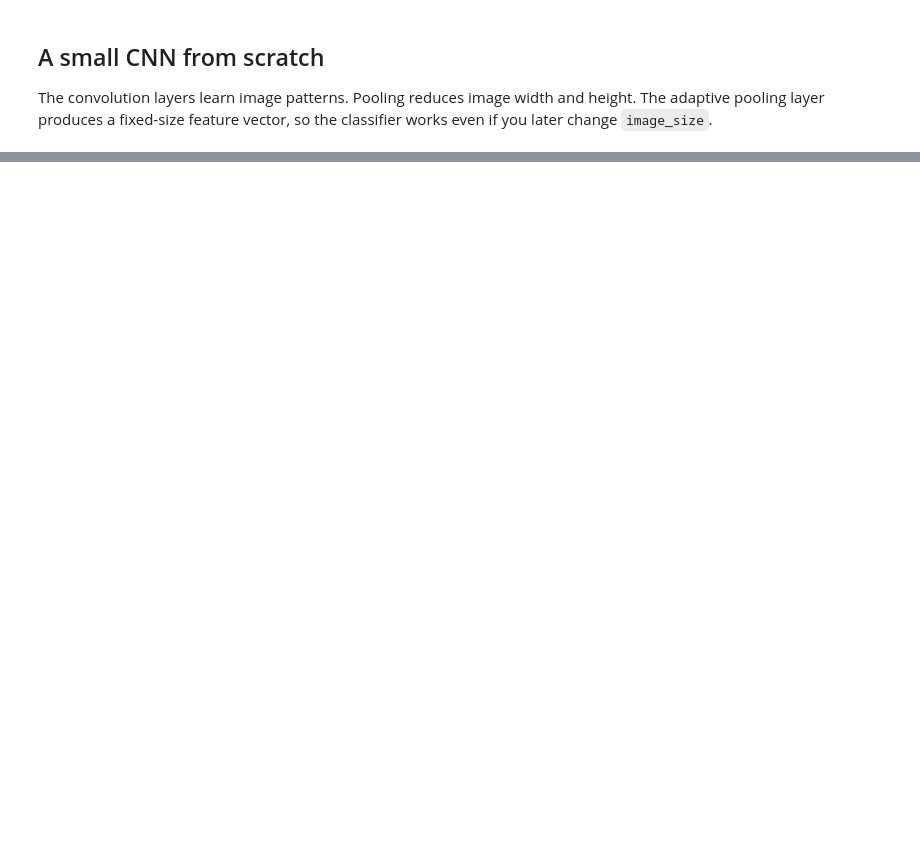
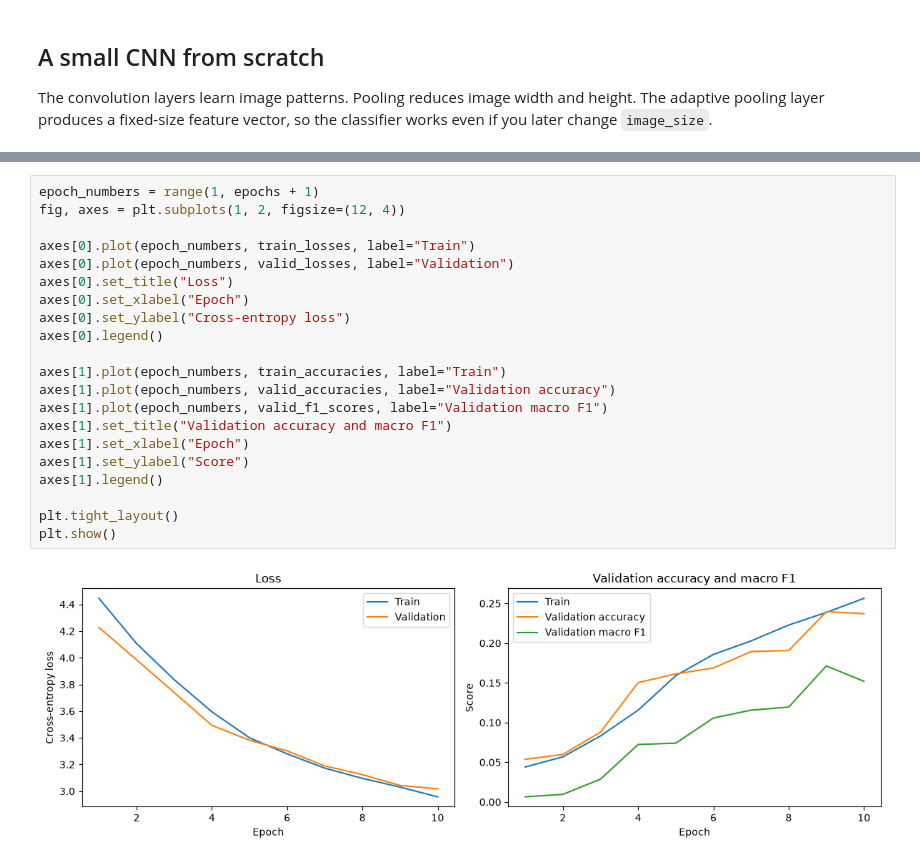
Before and after one commit to arunAK096/Machine-Learning-Project, a Jupyter notebook: milestone-1.ipynb, the cells around one changed output, grey strips where cells are left out. Saved outputs shown, nothing was run; the diff lists cells and outputs as text; blank space fills up the shorter version.

```diff
--- a/milestone-1.ipynb
+++ b/milestone-1.ipynb
@@ -243,0 +322,23 @@ Model output shape for 2 images: torch.Size([2, 102])
+# %%
+epoch_numbers = range(1, epochs + 1)
+fig, axes = plt.subplots(1, 2, figsize=(12, 4))
+
+axes[0].plot(epoch_numbers, train_losses, label="Train")
+axes[0].plot(epoch_numbers, valid_losses, label="Validation")
+axes[0].set_title("Loss")
+axes[0].set_xlabel("Epoch")
+axes[0].set_ylabel("Cross-entropy loss")
+axes[0].legend()
+
+axes[1].plot(epoch_numbers, train_accuracies, label="Train")
+axes[1].plot(epoch_numbers, valid_accuracies, label="Validation accuracy")
+axes[1].plot(epoch_numbers, valid_f1_scores, label="Validation macro F1")
+axes[1].set_title("Validation accuracy and macro F1")
+axes[1].set_xlabel("Epoch")
+axes[1].set_ylabel("Score")
+axes[1].legend()
+
+plt.tight_layout()
+plt.show()
+# %% [output]
+[figure, added]
```
Also changed, not shown: parts of 11 cells of this notebook.
